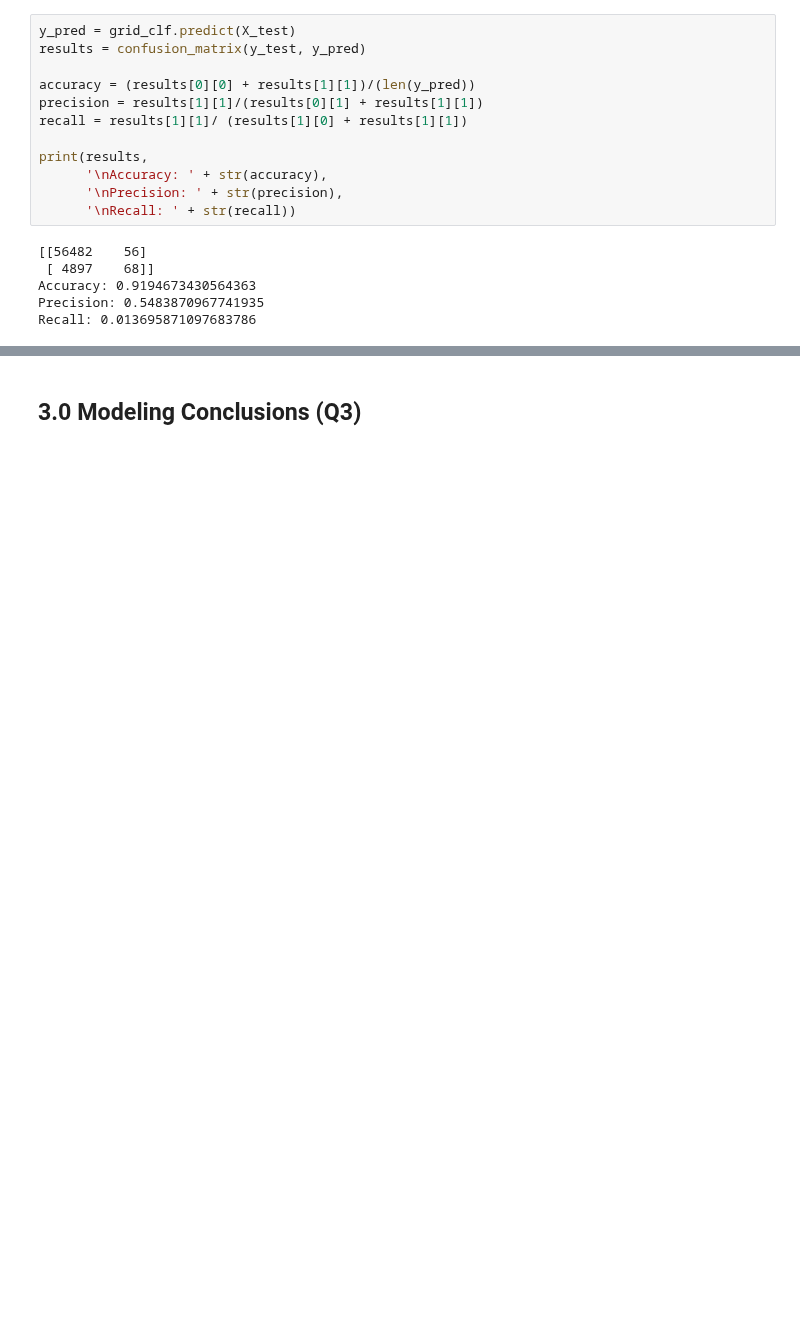
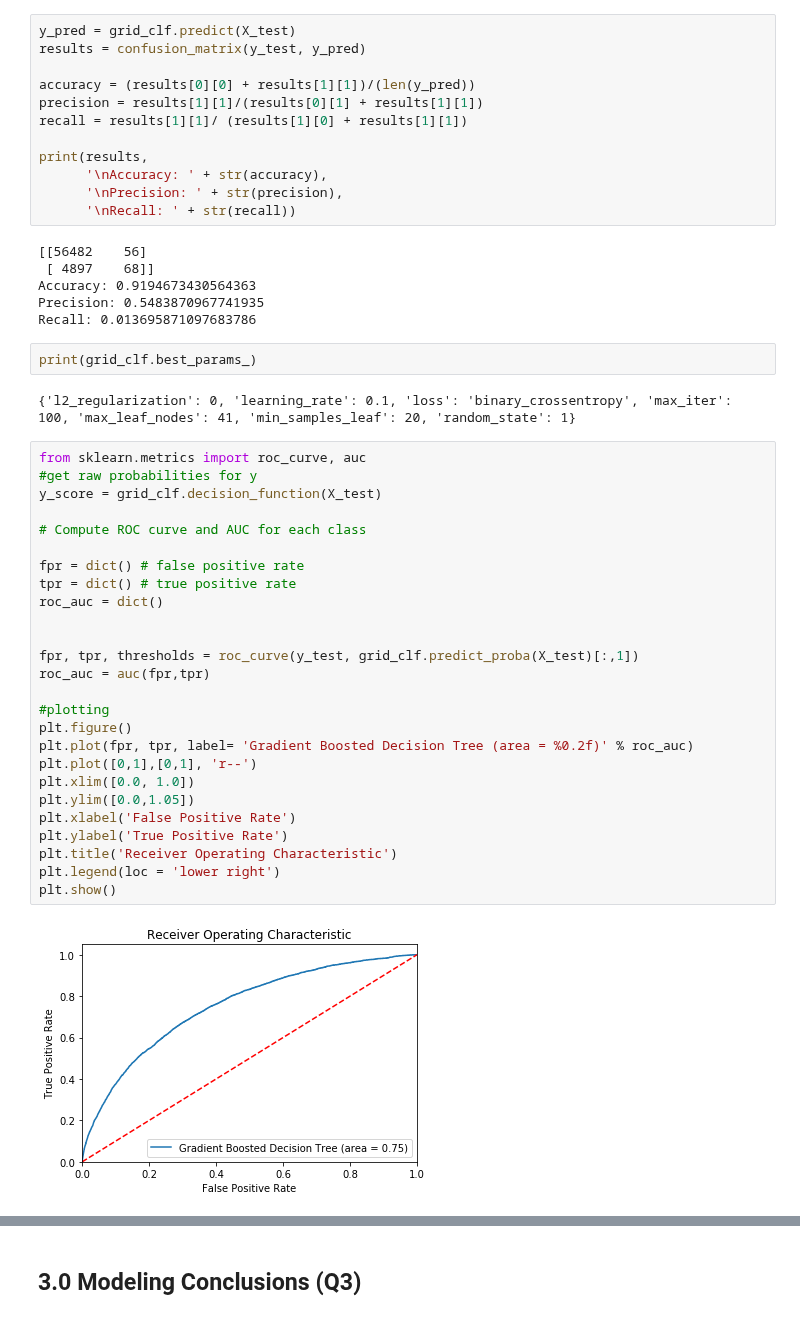
Before and after one commit to sjmiller8182/home-credit-default-risk, a Jupyter notebook: MiniLab_Logistic_Regression_and_SVM-DM.ipynb, the cells around one changed output, grey strips where cells are left out. Saved outputs shown, nothing was run; the diff lists cells and outputs as text; blank space fills up the shorter version.

Commit message:
Adding ROC curve and interpretations

```diff
--- a/MiniLab_Logistic_Regression_and_SVM-DM.ipynb
+++ b/MiniLab_Logistic_Regression_and_SVM-DM.ipynb
@@ -1099,3 +1016,35 @@ print(results,
 Accuracy: 0.9194673430564363
 Precision: 0.5483870967741935
 Recall: 0.013695871097683786
+# %%
+print(grid_clf.best_params_)
+# %% [output]
+{'l2_regularization': 0, 'learning_rate': 0.1, 'loss': 'binary_crossentropy', 'max_iter': 100, 'max_leaf_nodes': 41, 'min_samples_leaf': 20, 'random_state': 1}
+# %%
+from sklearn.metrics import roc_curve, auc
+#get raw probabilities for y
+y_score = grid_clf.decision_function(X_test)
+
+# Compute ROC curve and AUC for each class
+
+fpr = dict() # false positive rate
+tpr = dict() # true positive rate
+roc_auc = dict()
+
+
+fpr, tpr, thresholds = roc_curve(y_test, grid_clf.predict_proba(X_test)[:,1])
+roc_auc = auc(fpr,tpr)
+
+#plotting
+plt.figure()
+plt.plot(fpr, tpr, label= 'Gradient Boosted Decision Tree (area = %0.2f)' % roc_auc)
+plt.plot([0,1],[0,1], 'r--')
+plt.xlim([0.0, 1.0])
+plt.ylim([0.0,1.05])
+plt.xlabel('False Positive Rate')
+plt.ylabel('True Positive Rate')
+plt.title('Receiver Operating Characteristic')
+plt.legend(loc = 'lower right')
+plt.show()
+# %% [output]
+[figure, added]
```
Also changed, not shown: parts of 20 cells of this notebook.
